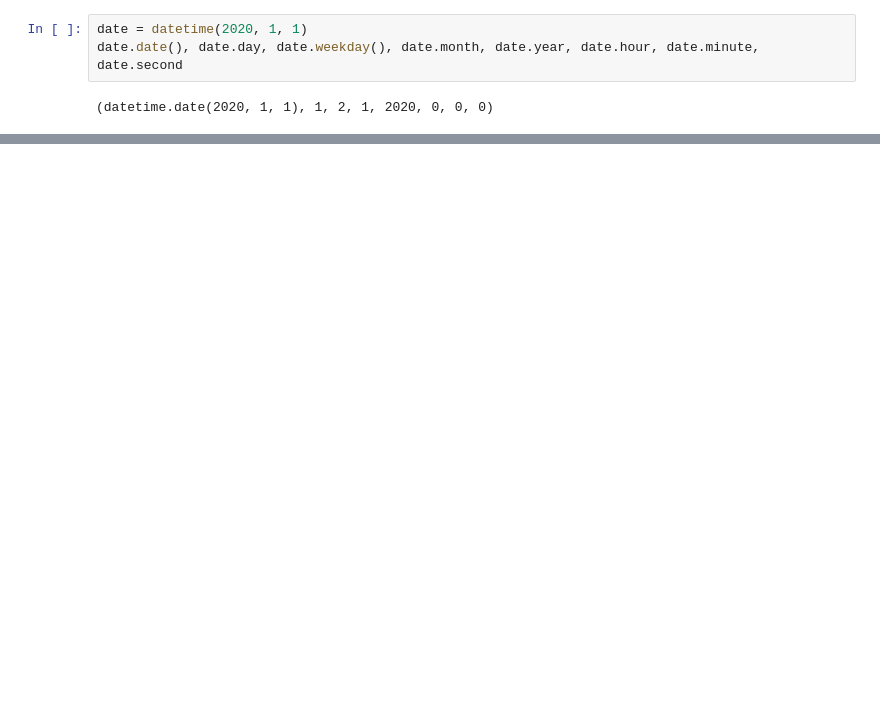
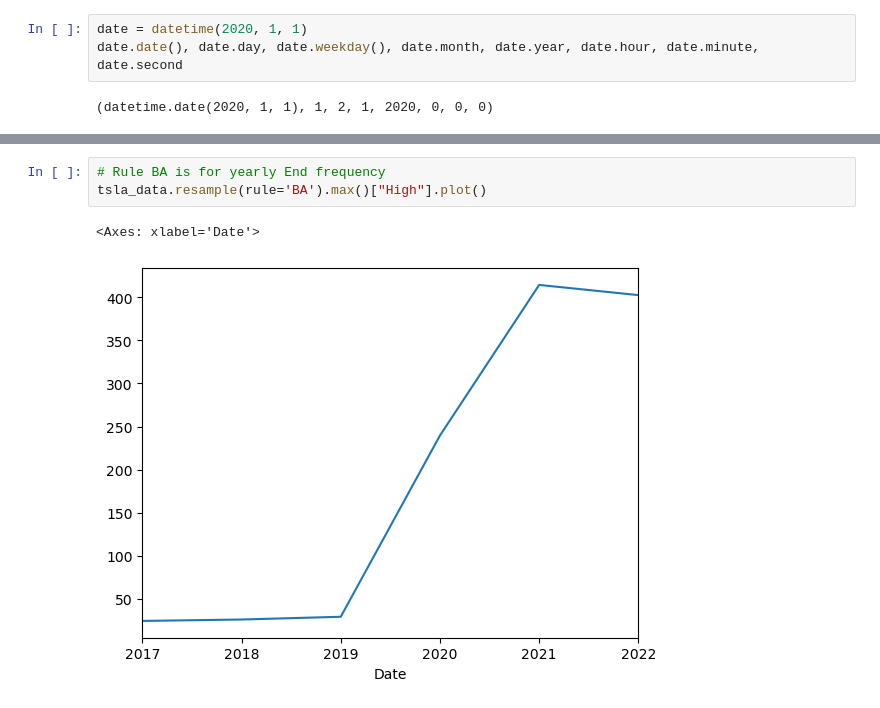
Before and after one commit to ShreyashSingh1/Python-DSM, a Jupyter notebook: Week20/Time Series EDA.ipynb, the cells around one changed output, grey strips where cells are left out. Drawn from its saved outputs; the diff is of its cells as text; blank space fills up the shorter version.

```diff
--- a/Week20/Time Series EDA.ipynb
+++ b/Week20/Time Series EDA.ipynb
@@ -241,0 +301,6 @@ date.date(), date.day, date.weekday(), date.month, date.year, date.hour, date.mi
+# %%
+# Rule BA is for yearly End frequency
+tsla_data.resample(rule='BA').max()["High"].plot()
+# %% [output]
+<Axes: xlabel='Date'>
+[figure, added]
```
Also changed, not shown: parts of 18 cells of this notebook.
